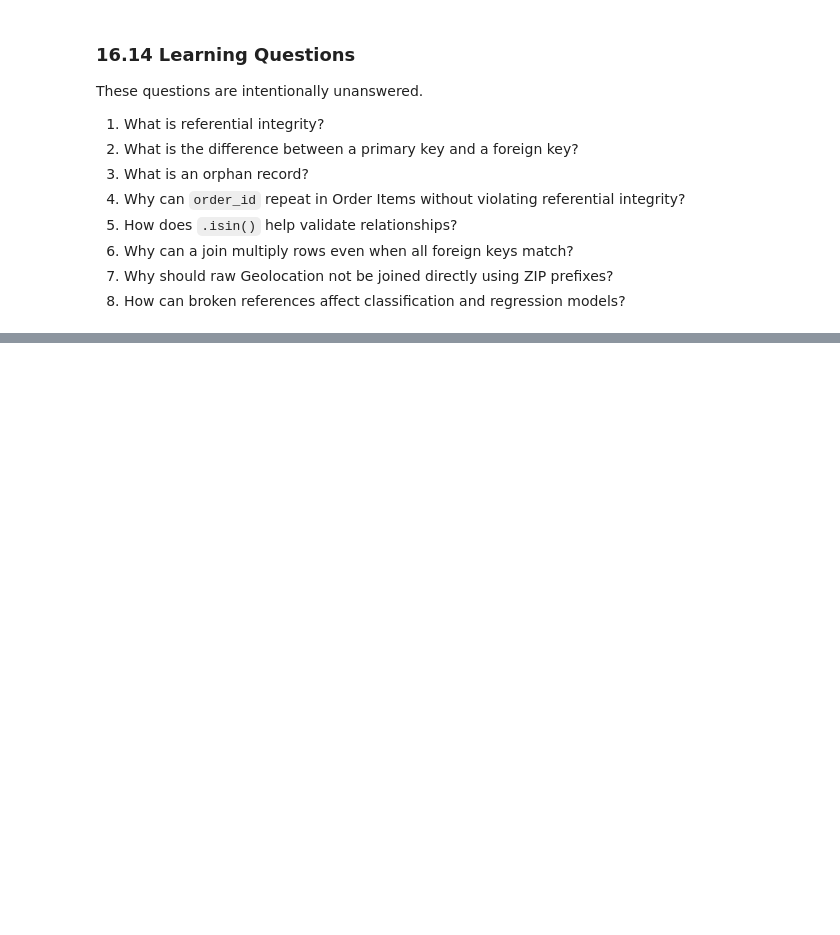
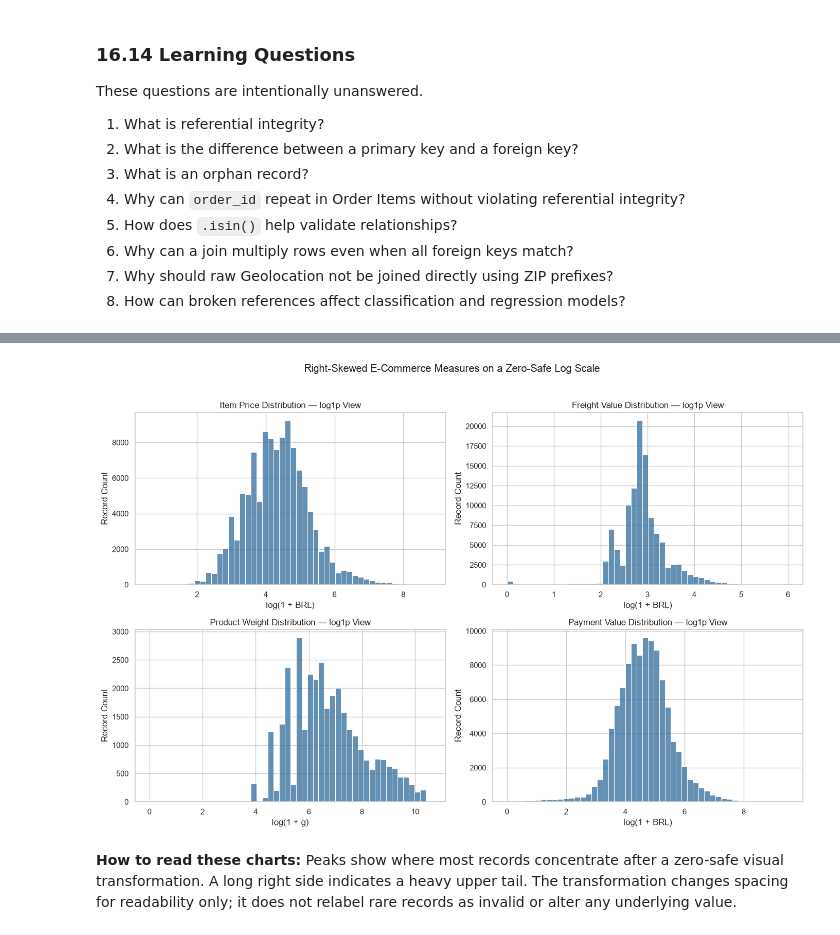
Before and after one commit to mmubashir95/ecommerce-delivery-intelligence, a Jupyter notebook: notebooks/02_data_quality.ipynb, the cells around one changed output, grey strips where cells are left out. Cells and saved outputs as stored; diff of their text form; code cells hidden in the pictures; blank space fills up the shorter version.

Commit message:
Implement Task 7 outlier investigation

```diff
--- a/notebooks/02_data_quality.ipynb
+++ b/notebooks/02_data_quality.ipynb
@@ -3936,0 +4119,24 @@ These questions are intentionally unanswered.
+# %%
+log_plot_variables = [
+    ("Item Price", order_items_outlier["price"], "BRL"),
+    ("Freight Value", order_items_outlier["freight_value"], "BRL"),
+    ("Product Weight", products_outlier["product_weight_g"], "g"),
+    ("Payment Value", payments_outlier["payment_value"], "BRL"),
+]
+
+fig, axes = plt.subplots(2, 2, figsize=(14, 9))
+for axis, (title, values, unit) in zip(axes.flat, log_plot_variables):
+    numeric_values = pd.to_numeric(values, errors="coerce").dropna()
+    if numeric_values.lt(0).any():
+        raise ValueError(f"{title} contains negatives and cannot use log1p safely.")
+    sns.histplot(np.log1p(numeric_values), bins=50, color=OUTLIER_COLOR, ax=axis)
+    axis.set_title(f"{title} Distribution — log1p View")
+    axis.set_xlabel(f"log(1 + {unit})")
+    axis.set_ylabel("Record Count")
+fig.suptitle("Right-Skewed E-Commerce Measures on a Zero-Safe Log Scale", y=1.02)
+plt.tight_layout()
+plt.show()
+# %% [output]
+[figure, added]
+# %% [markdown]
+**How to read these charts:** Peaks show where most records concentrate after a zero-safe visual transformation. A long right side indicates a heavy upper tail. The transformation changes spacing for readability only; it does not relabel rare records as invalid or alter any underlying value.
```
Also changed, not shown: parts of 33 cells of this notebook.
